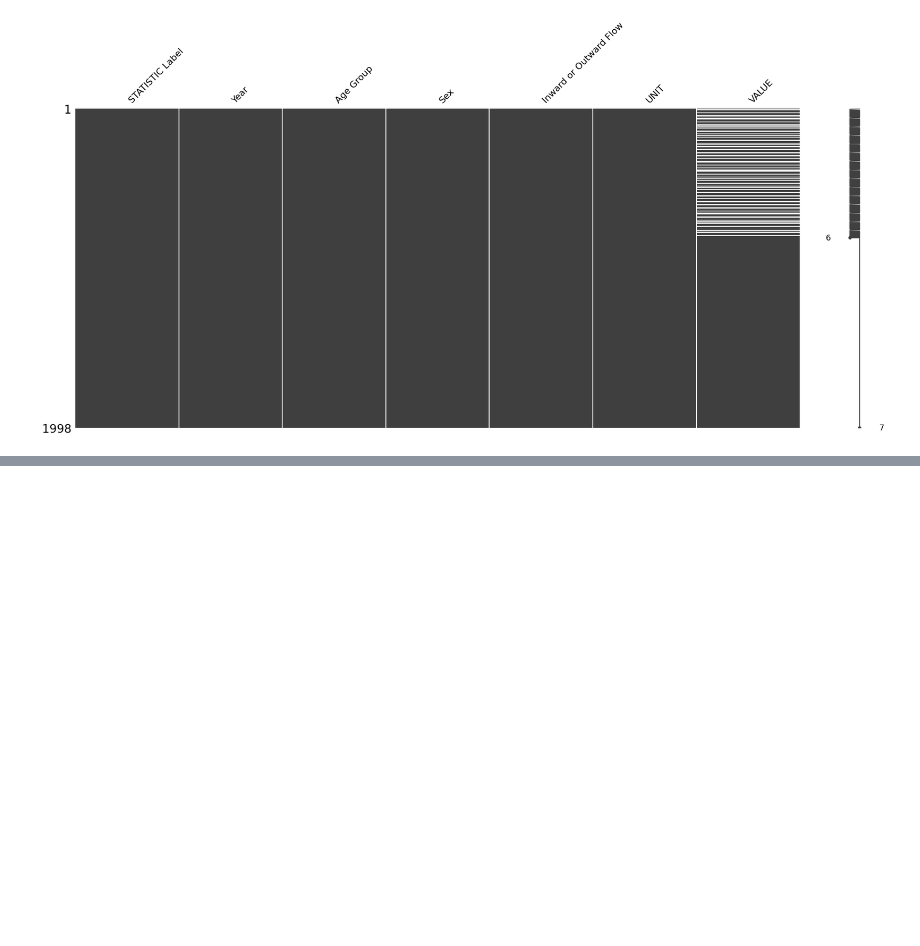
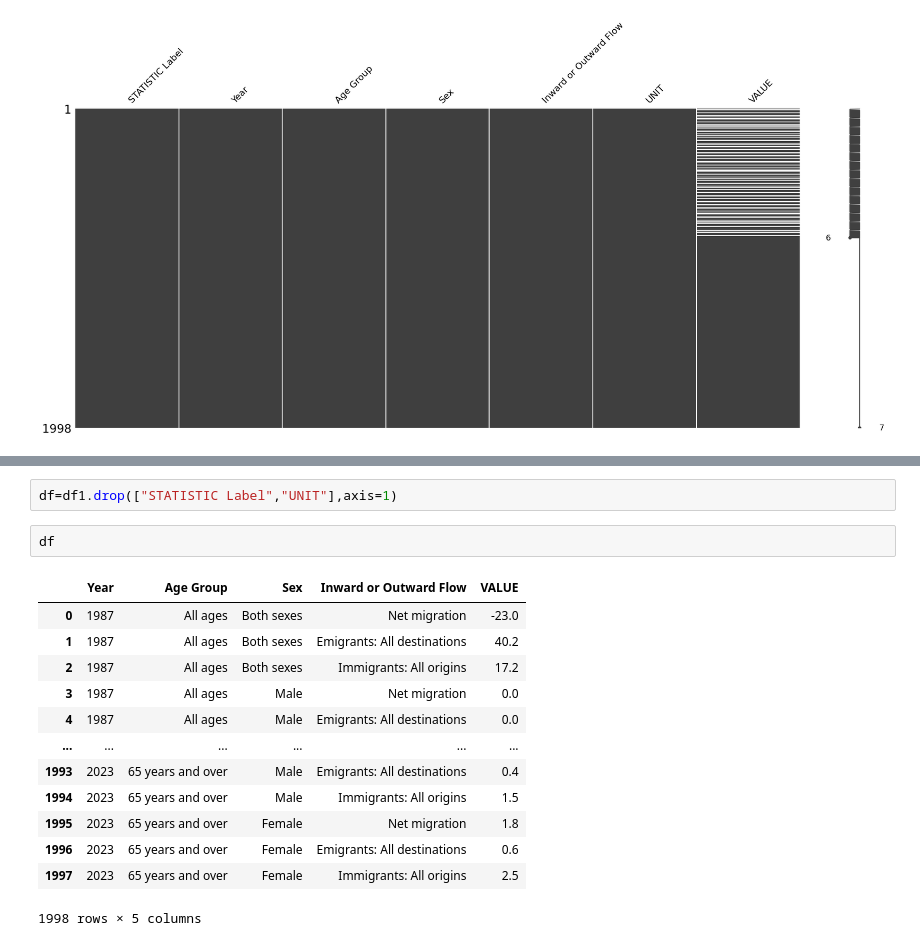
Before and after one commit to salahagnir/CA, a Jupyter notebook: CA1.ipynb, the cells around one changed output, grey strips where cells are left out. Cells and saved outputs as stored; diff of their text form; blank space fills up the shorter version.

```diff
--- a/CA1.ipynb
+++ b/CA1.ipynb
@@ -129,0 +143,18 @@ msno.matrix(df1)
+# %%
+df=df1.drop(["STATISTIC Label","UNIT"],axis=1)
+# %%
+df
+# %% [output]
+|  | Year | Age Group | Sex | Inward or Outward Flow | VALUE |
+| 0 | 1987 | All ages | Both sexes | Net migration | -23.0 |
+| 1 | 1987 | All ages | Both sexes | Emigrants: All destinations | 40.2 |
+| 2 | 1987 | All ages | Both sexes | Immigrants: All origins | 17.2 |
+| 3 | 1987 | All ages | Male | Net migration | 0.0 |
+| 4 | 1987 | All ages | Male | Emigrants: All destinations | 0.0 |
+| ... | ... | ... | ... | ... | ... |
+| 1993 | 2023 | 65 years and over | Male | Emigrants: All destinations | 0.4 |
+| 1994 | 2023 | 65 years and over | Male | Immigrants: All origins | 1.5 |
+| 1995 | 2023 | 65 years and over | Female | Net migration | 1.8 |
+| 1996 | 2023 | 65 years and over | Female | Emigrants: All destinations | 0.6 |
+| 1997 | 2023 | 65 years and over | Female | Immigrants: All origins | 2.5 |
+1998 rows × 5 columns
```
Also changed, not shown: parts of 4 cells of this notebook.
